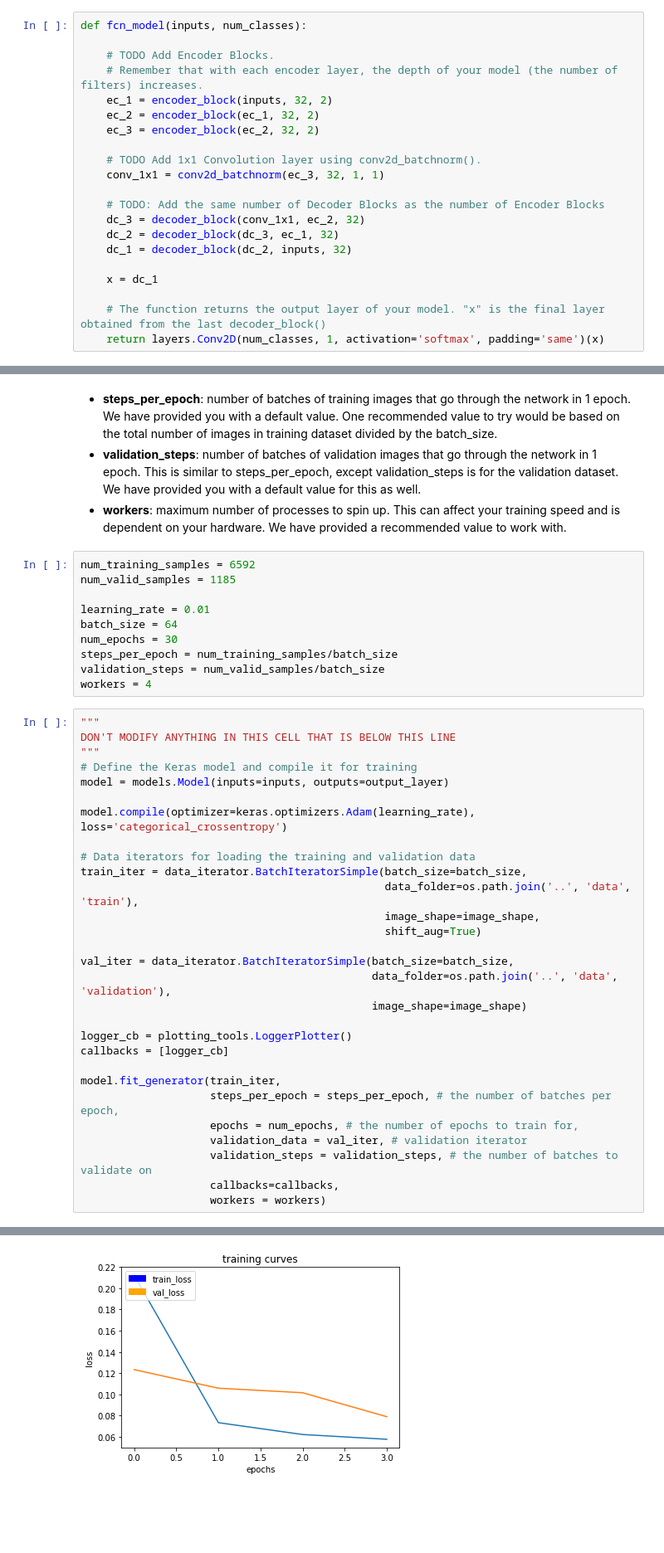
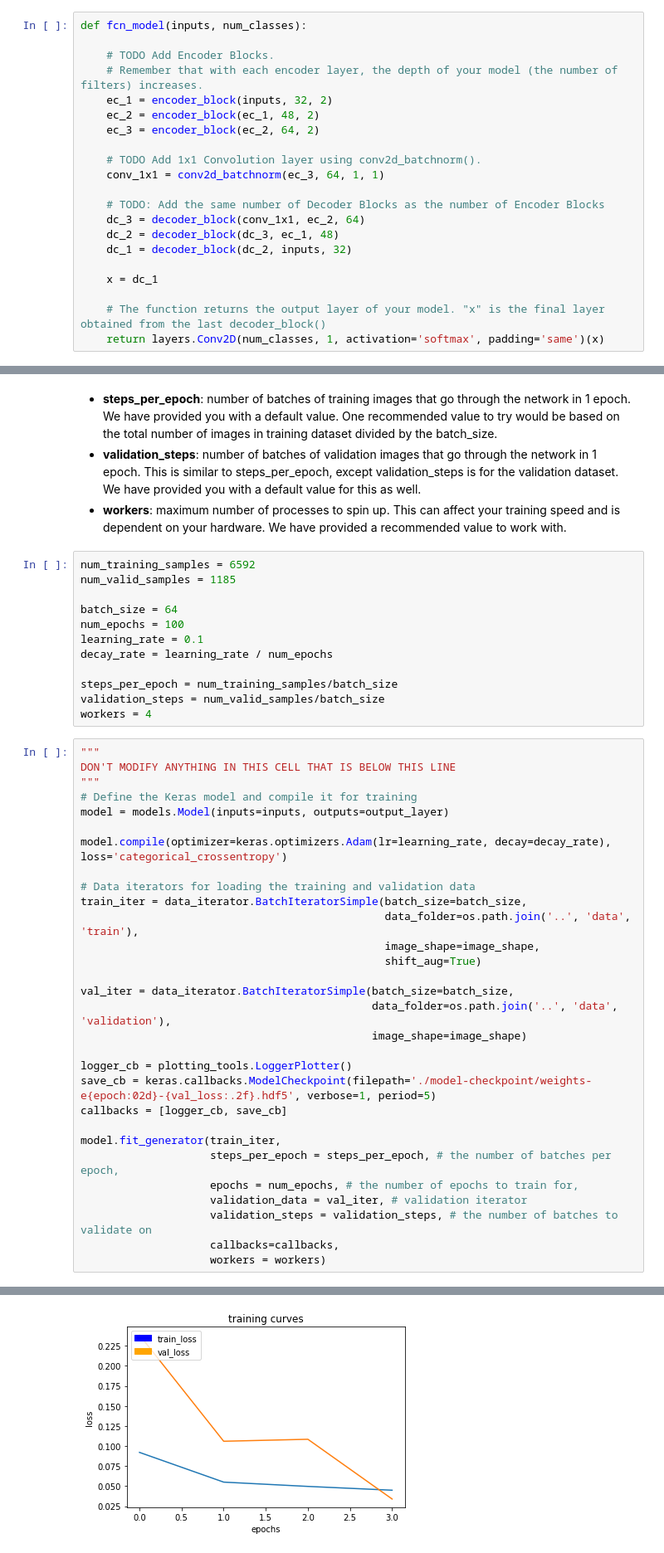
Before and after one commit to JasonYCHuang/RoboND-DeepLearning-Project, a Jupyter notebook: result/model_training.ipynb, the cells around one changed output, grey strips where cells are left out. Shown at 83% size. Drawn from its saved outputs; the diff is of its cells as text; blank space fills up the shorter version.

```diff
--- a/result/model_training.ipynb
+++ b/result/model_training.ipynb
@@ -114,15 +114,15 @@ def fcn_model(inputs, num_classes):
     # TODO Add Encoder Blocks.
     # Remember that with each encoder layer, the depth of your model (the number of filters) increases.
     ec_1 = encoder_block(inputs, 32, 2)
-    ec_2 = encoder_block(ec_1, 32, 2)
-    ec_3 = encoder_block(ec_2, 32, 2)
+    ec_2 = encoder_block(ec_1, 48, 2)
+    ec_3 = encoder_block(ec_2, 64, 2)
 
     # TODO Add 1x1 Convolution layer using conv2d_batchnorm().
-    conv_1x1 = conv2d_batchnorm(ec_3, 32, 1, 1)
+    conv_1x1 = conv2d_batchnorm(ec_3, 64, 1, 1)
 
     # TODO: Add the same number of Decoder Blocks as the number of Encoder Blocks
-    dc_3 = decoder_block(conv_1x1, ec_2, 32)
-    dc_2 = decoder_block(dc_3, ec_1, 32)
+    dc_3 = decoder_block(conv_1x1, ec_2, 64)
+    dc_2 = decoder_block(dc_3, ec_1, 48)
     dc_1 = decoder_block(dc_2, inputs, 32)
 
     x = dc_1
@@ -158,9 +158,11 @@ Define and tune your hyperparameters.
 num_training_samples = 6592
 num_valid_samples = 1185
 
-learning_rate = 0.01
 batch_size = 64
-num_epochs = 30
+num_epochs = 100
+learning_rate = 0.1
+decay_rate = learning_rate / num_epochs
+
 steps_per_epoch = num_training_samples/batch_size
 validation_steps = num_valid_samples/batch_size
 workers = 4
@@ -171,7 +173,7 @@ DON'T MODIFY ANYTHING IN THIS CELL THAT IS BELOW THIS LINE
 # Define the Keras model and compile it for training
 model = models.Model(inputs=inputs, outputs=output_layer)
 
-model.compile(optimizer=keras.optimizers.Adam(learning_rate), loss='categorical_crossentropy')
+model.compile(optimizer=keras.optimizers.Adam(lr=learning_rate, decay=decay_rate), loss='categorical_crossentropy')
 
 # Data iterators for loading the training and validation data
 train_iter = data_iterator.BatchIteratorSimple(batch_size=batch_size,
@@ -184,7 +186,8 @@ val_iter = data_iterator.BatchIteratorSimple(batch_size=batch_size,
                                              image_shape=image_shape)
 
 logger_cb = plotting_tools.LoggerPlotter()
-callbacks = [logger_cb]
+save_cb = keras.callbacks.ModelCheckpoint(filepath='./model-checkpoint/weights-e{epoch:02d}-{val_loss:.2f}.hdf5', verbose=1, period=5)
+callbacks = [logger_cb, save_cb]
 
 model.fit_generator(train_iter,
                     steps_per_epoch = steps_per_epoch, # the number of batches per epoch,
@@ -207 +210 @@ Epoch 4/30
-[figure, old version]
+[figure, new version]
```
Also changed, not shown: parts of 11 cells of this notebook, 12 other files.
